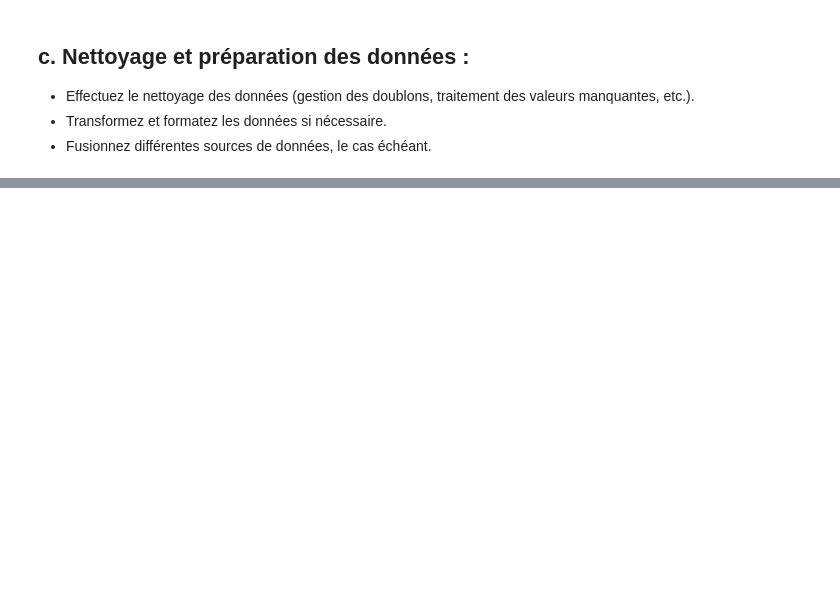
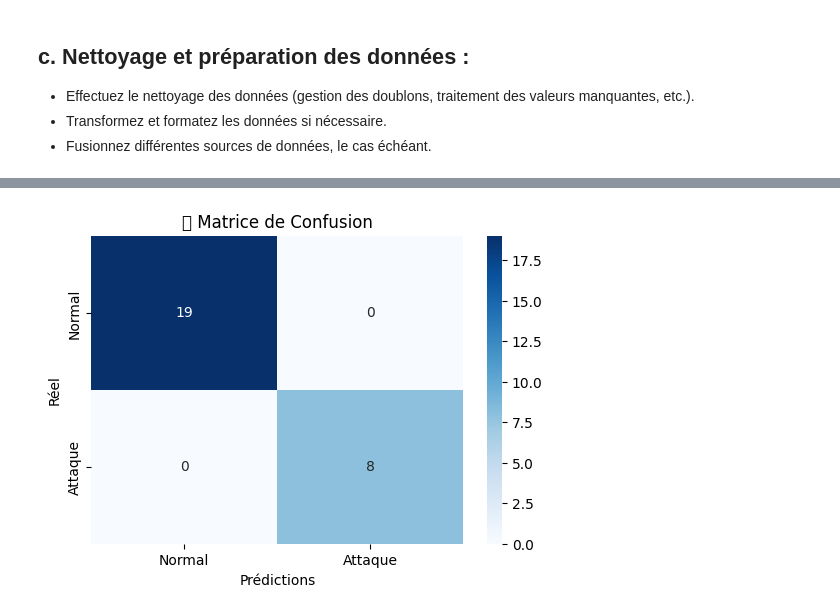
Before and after one commit to alexetne/projettaieb, a Jupyter notebook: ex2.ipynb, the cells around one changed output, grey strips where cells are left out. Cells and saved outputs as stored; diff of their text form; code cells hidden in the pictures; blank space fills up the shorter version.

```diff
--- a/ex2.ipynb
+++ b/ex2.ipynb
@@ -350,0 +916,71 @@ dtype: int64
+# %%
+# # ✅ 1. Charger les données nettoyées
+# file_path = "cleaned_02-14-2018.csv"
+# df = pd.read_csv(file_path)
+
+# ✅ 2. Séparer les features (X) et la variable cible (y)
+X = df.drop(columns=['Label'])  # Features
+y = df['Label']  # Target
+
+# ✅ 3. Division en ensemble d'entraînement (80%) et de test (20%)
+X_train, X_test, y_train, y_test = train_test_split(X, y, test_size=0.2, random_state=42, stratify=y)
+
+print(f"\n📌 Taille des jeux de données :")
+print(f"- Entraînement : {X_train.shape[0]} échantillons")
+print(f"- Test : {X_test.shape[0]} échantillons")
+
+# ✅ 4. Sélection du modèle de Machine Learning (Random Forest)
+model = RandomForestClassifier(n_estimators=100, random_state=42, n_jobs=-1)
+
+# ✅ 5. Entraînement du modèle
+print("\n🚀 Entraînement du modèle...")
+model.fit(X_train, y_train)
+print("\n✅ Modèle entraîné avec succès !")
+
+# ✅ 6. Prédictions sur le jeu de test
+y_pred = model.predict(X_test)
+
+# ✅ 7. Évaluation des performances du modèle
+accuracy = accuracy_score(y_test, y_pred)
+print(f"\n📊 Précision du modèle : {accuracy:.4f}")
+
+print("\n📌 Rapport de classification :")
+print(classification_report(y_test, y_pred))
+
+# ✅ 8. Matrice de confusion
+plt.figure(figsize=(6, 4))
+sns.heatmap(confusion_matrix(y_test, y_pred), annot=True, fmt='d', cmap='Blues', xticklabels=["Normal", "Attaque"], yticklabels=["Normal", "Attaque"])
+plt.xlabel("Prédictions")
+plt.ylabel("Réel")
+plt.title("🔍 Matrice de Confusion")
+plt.show()
+
+# ✅ 9. Optimisation du modèle avec GridSearchCV (Hyperparameter Tuning)
+param_grid = {
+    'n_estimators': [50, 100, 200],
+    'max_depth': [10, 20, None],
+    'min_samples_split': [2, 5, 10]
+}
+
+grid_search = GridSearchCV(RandomForestClassifier(random_state=42, n_jobs=-1), param_grid, cv=3, scoring='accuracy', n_jobs=-1, verbose=1)
+grid_search.fit(X_train, y_train)
+
+print(f"\n✅ Meilleurs hyperparamètres trouvés : {grid_search.best_params_}")
+
+# ✅ 10. Réentraînement avec les meilleurs paramètres
+best_model = grid_search.best_estimator_
+best_model.fit(X_train, y_train)
+
+# ✅ 11. Nouvelle évaluation du modèle optimisé
+y_pred_best = best_model.predict(X_test)
+accuracy_best = accuracy_score(y_test, y_pred_best)
+print(f"\n📊 Précision du modèle optimisé : {accuracy_best:.4f}")
+
+print("\n📌 Rapport de classification après optimisation :")
+print(classification_report(y_test, y_pred_best))
+
+# ✅ 12. Sauvegarde du modèle entraîné
+import joblib
+joblib.dump(best_model, "final_model.pkl")
+print("\n✅ Modèle sauvegardé sous 'final_model.pkl'")
+# %% [output]
@@ -350,0 +1006 @@ dtype: int64
+[figure, added]
```
Also changed, not shown: parts of 11 cells of this notebook, 4 other files.
